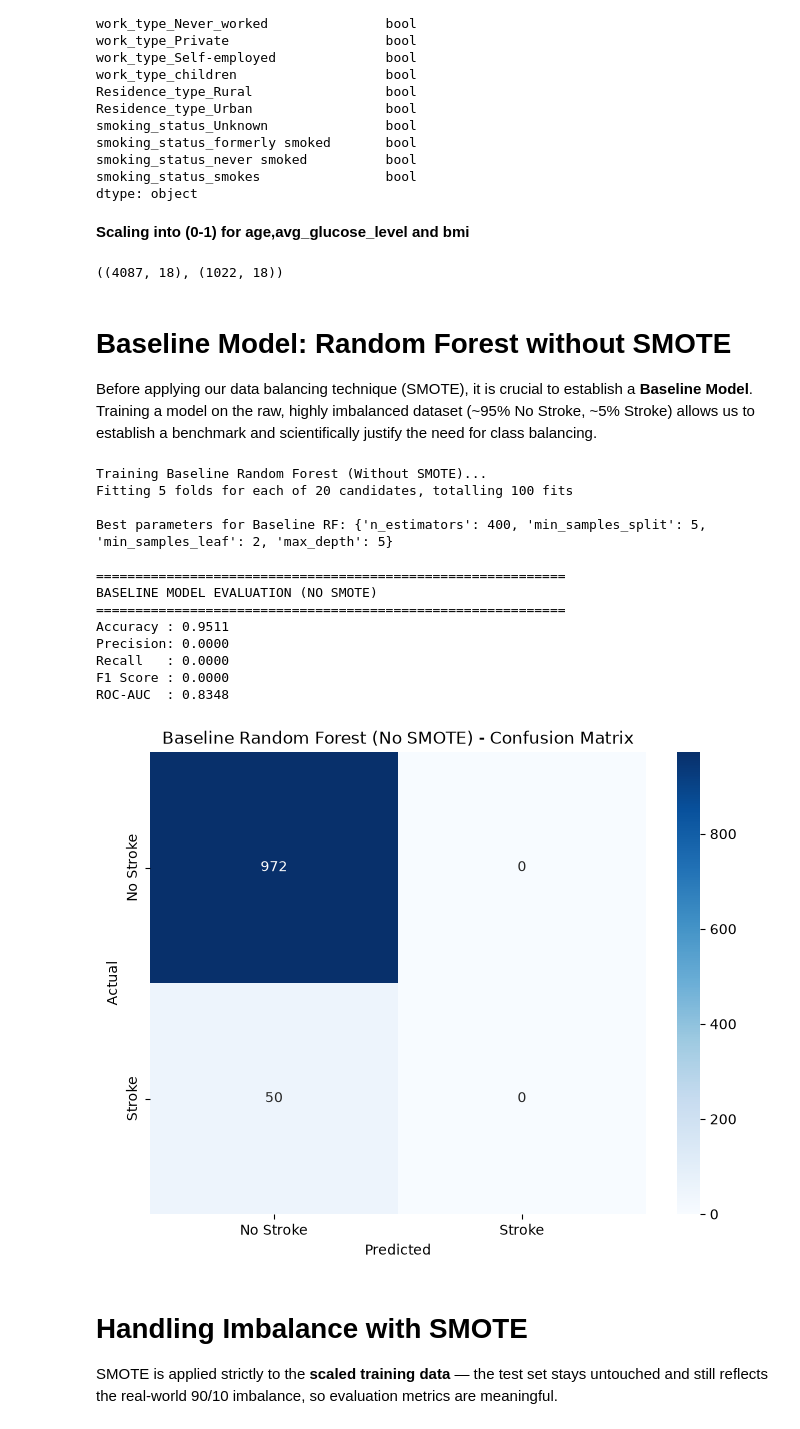
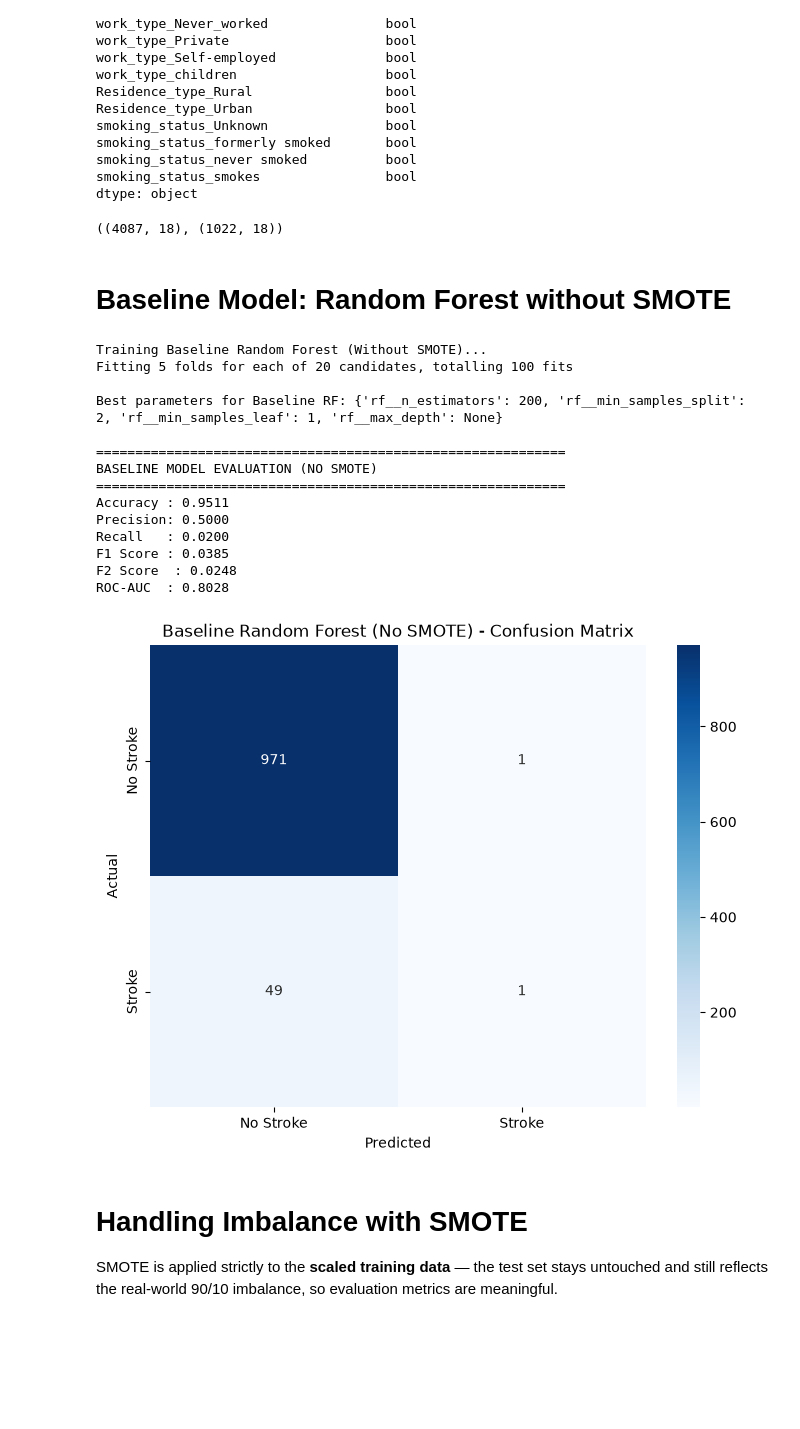
Before and after one commit to bn1ce/stroke_prediction, a Jupyter notebook: Random_Forest.ipynb, the cells around one changed output. Cells and saved outputs as stored; diff of their text form; code cells hidden in the pictures; blank space fills up the shorter version.

```diff
--- a/Random_Forest.ipynb
+++ b/Random_Forest.ipynb
@@ -112,14 +111,0 @@ The dataset had 201 samples with absent BMI value; rather than imputing it naive
-# %%
-DT_bmi_pipe = Pipeline( steps=[
-                               ('scale',StandardScaler()),
-                               ('lr',DecisionTreeRegressor(random_state=RANDOM_STATE))
-                              ])
-X = df[['age','gender','bmi']].copy()
-X.gender = X.gender.replace({'Male':0,'Female':1,'Other':-1}).astype(np.uint8)
-
-Missing = X[X.bmi.isna()]
-X = X[~X.bmi.isna()]
-Y = X.pop('bmi')
-DT_bmi_pipe.fit(X,Y)
-predicted_bmi = pd.Series(DT_bmi_pipe.predict(Missing[['age','gender']]),index=Missing.index)
-df.loc[Missing.index,'bmi'] = predicted_bmi
@@ -420,57 +445,50 @@ smoking_status_formerly smoked       bool
 smoking_status_never smoked          bool
 smoking_status_smokes                bool
 dtype: object
-# %% [markdown]
-**Scaling into (0-1) for age,avg_glucose_level and bmi**
 # %%
-# 1. Prepare features/target (after all encoding)
+# 1. Prepare features/target
 X = df.drop('stroke', axis='columns')
 y = df['stroke']
 
 # 2. Train/test split FIRST
 X_train, X_test, y_train, y_test = train_test_split(X, y, test_size=0.2, random_state=RANDOM_STATE, stratify=y)
 
-# 3. Scale numerical columns - fit on TRAIN only, transform both
-columns_to_scale = ['age', 'avg_glucose_level', 'bmi']
-scaler = MinMaxScaler()
-X_train[columns_to_scale] = scaler.fit_transform(X_train[columns_to_scale])
-X_test[columns_to_scale] = scaler.transform(X_test[columns_to_scale])
 
-# Verify shapes
 X_train.shape, X_test.shape
 # %% [output]
 ((4087, 18), (1022, 18))
 # %% [markdown]
 # Baseline Model: Random Forest without SMOTE
-
-Before applying our data balancing technique (SMOTE), it is crucial to establish a **Baseline Model**. Training a model on the raw, highly imbalanced dataset (~95% No Stroke, ~5% Stroke) allows us to establish a benchmark and scientifically justify the need for class balancing.
 # %%
 print("Training Baseline Random Forest (Without SMOTE)...")
 
-# 1. Define standard Random Forest (No Pipeline needed since there is no SMOTE)
-rf_baseline = RandomForestClassifier(random_state=RANDOM_STATE, n_jobs=-1)
+# 1. Wrap in a pipeline so bmi_imputer is refit fresh on each CV fold's training portion --
+baseline_pipeline = Pipeline(steps=[
+    ('bmi_imputer', BMIDecisionTreeImputer()),
+    ('rf', RandomForestClassifier(random_state=RANDOM_STATE, n_jobs=-1))
+])
 
 # 2. Define Hyperparameter grid
 param_distributions_base = {
-    'n_estimators': [100, 200, 300, 400],
-    'max_depth': [5, 8, 12, 15, None],
-    'min_samples_split': [2, 5, 10],
-    'min_samples_leaf': [1, 2, 4],
+    'rf__n_estimators': [100, 200, 300, 400],
+    'rf__max_depth': [5, 8, 12, 15, None],
+    'rf__min_samples_split': [2, 5, 10],
+    'rf__min_samples_leaf': [1, 2, 4],
 }
 
 # 3. Setup RandomizedSearchCV
 rf_base_search = RandomizedSearchCV(
-    estimator=rf_baseline,
+    estimator=baseline_pipeline,
     param_distributions=param_distributions_base,
     n_iter=20,
     cv=5,
-    scoring='recall', # Optimizing for Recall, same as your SMOTE model
+    scoring='recall',
     random_state=RANDOM_STATE,
     n_jobs=-1,
     verbose=1
 )
 
-# 4. Fit directly on the IMBALANCED scaled training data
+# 4. Fit directly on the IMBALANCED, raw (unscaled, BMI-missing) training data
 rf_base_search.fit(X_train, y_train)
 best_rf_base = rf_base_search.best_estimator_
 
@@ -480,39 +498,41 @@ y_pred_proba_base = best_rf_base.predict_proba(X_test)[:, 1]
 
 print("\nBest parameters for Baseline RF:", rf_base_search.best_params_)
 print("\n" + "=" * 60)
 print("BASELINE MODEL EVALUATION (NO SMOTE)")
 print("=" * 60)
 print(f"Accuracy : {accuracy_score(y_test, y_pred_base):.4f}")
 print(f"Precision: {precision_score(y_test, y_pred_base):.4f}")
 print(f"Recall   : {recall_score(y_test, y_pred_base):.4f}")
 print(f"F1 Score : {f1_score(y_test, y_pred_base):.4f}")
+print(f"F2 Score  : {fbeta_score(y_test, y_pred_base, beta=2):.4f}")
 print(f"ROC-AUC  : {roc_auc_score(y_test, y_pred_proba_base):.4f}")
 
 # 6. Confusion Matrix Visualization
 cm_base = confusion_matrix(y_test, y_pred_base)
 plt.figure(figsize=(8,6))
 sns.heatmap(cm_base, annot=True, fmt='d', cmap='Blues',
             xticklabels=['No Stroke', 'Stroke'],
             yticklabels=['No Stroke', 'Stroke'])
 plt.xlabel('Predicted')
 plt.ylabel('Actual')
 plt.title("Baseline Random Forest (No SMOTE) - Confusion Matrix")
 plt.show()
 # %% [output]
 Training Baseline Random Forest (Without SMOTE)...
 Fitting 5 folds for each of 20 candidates, totalling 100 fits
 
-Best parameters for Baseline RF: {'n_estimators': 400, 'min_samples_split': 5, 'min_samples_leaf': 2, 'max_depth': 5}
+Best parameters for Baseline RF: {'rf__n_estimators': 200, 'rf__min_samples_split': 2, 'rf__min_samples_leaf': 1, 'rf__max_depth': None}
 
 ============================================================
 BASELINE MODEL EVALUATION (NO SMOTE)
 ============================================================
 Accuracy : 0.9511
-Precision: 0.0000
-Recall   : 0.0000
-F1 Score : 0.0000
-ROC-AUC  : 0.8348
+Precision: 0.5000
+Recall   : 0.0200
+F1 Score : 0.0385
+F2 Score  : 0.0248
+ROC-AUC  : 0.8028
-[figure, old version]
+[figure, new version]
 # %% [markdown]
 # Handling Imbalance with SMOTE
 
```
Also changed, not shown: parts of 19 cells of this notebook, 7 other files.
